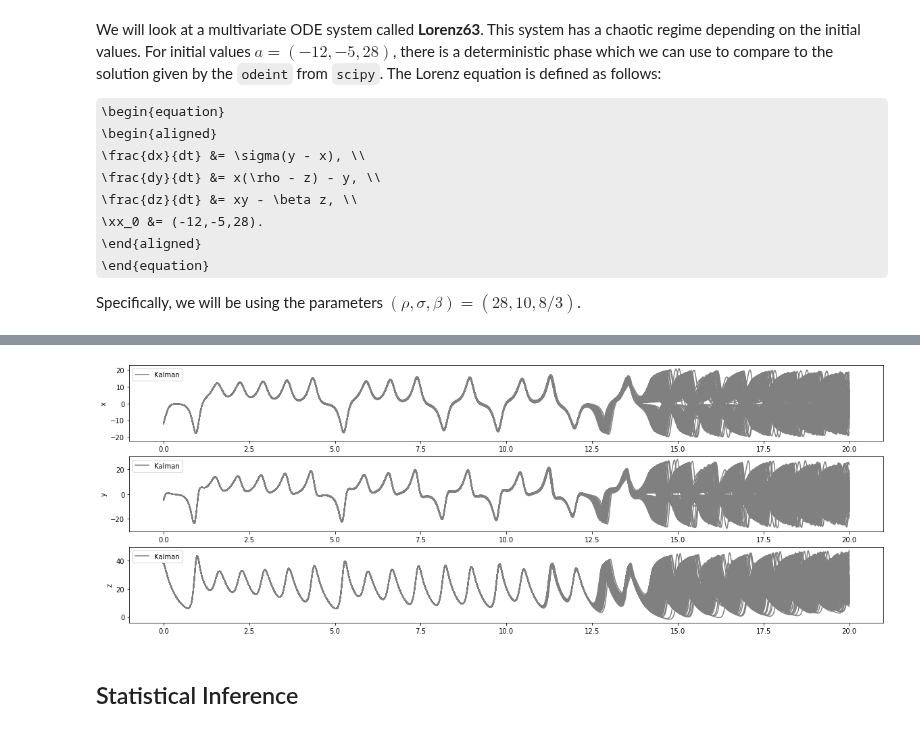
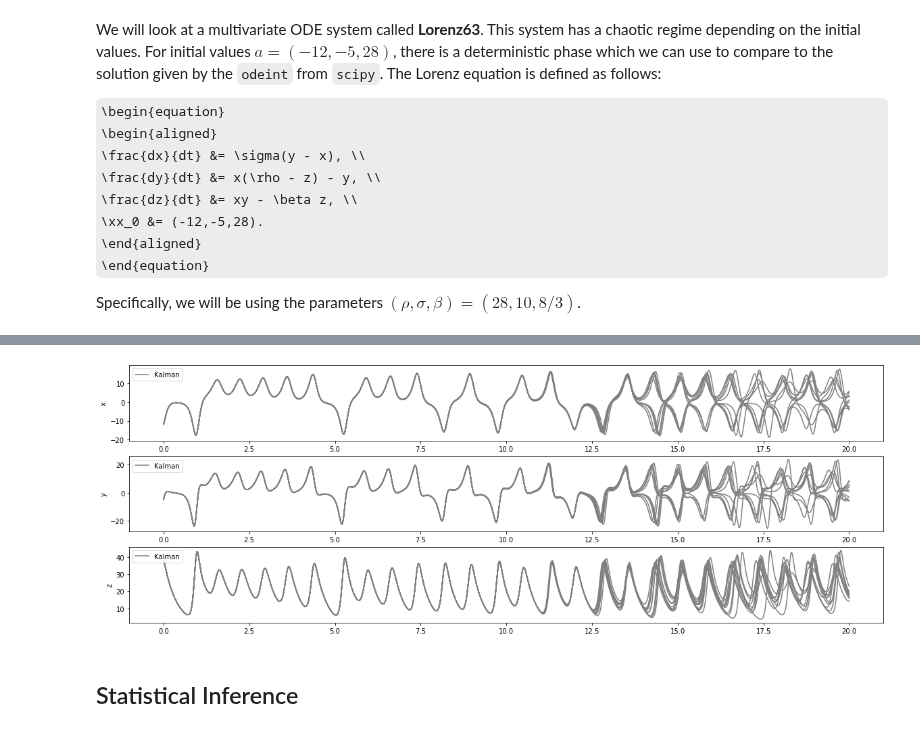
Before and after one commit to mlysy/rodeo-legacy, a Jupyter notebook: probDE/Examples/tutorial.ipynb, the cells around one changed output, grey strips where cells are left out. Cells and saved outputs as stored; diff of their text form; code cells hidden in the pictures; some formulas as TeX source.

```diff
--- a/probDE/Examples/tutorial.ipynb
+++ b/probDE/Examples/tutorial.ipynb
@@ -245,24 +246,11 @@ for i in range(n):
 # %%
-#Takes ~20 minutes
+# Takes ~20 minutes
+tau = 1.3
+sigma = 0.5
 draws = 1000
-Xn = kalman_multi_solver(lorenz2, L, U, N, mu, sigmalst, rootlst, w_mat, a, draws)
+lorenz_graph(lorenz2, p, L, U, N, w_mat, tau, sigma, a, draws)
+# %% [output]
+[figure, added]
-# %%
-_, axs = plt.subplots(n, 1, figsize=(20, 7))
-ylabel = ['x', 'y', 'z']
-for i in range(n):
-    for j in range(draws):
-        if j == (draws -1):
-            axs[i].plot(tseq, Xn[j, :, p*i],
-                       color="gray", alpha=1, label="Kalman")
-            axs[i].set_ylabel(ylabel[i])
-        else:
-            axs[i].plot(tseq, Xn[j, :, p*i],
-                       color="gray", alpha=1)
-
-    #axs[i].plot(tseq, exact[:, i], label='Exact')
-    axs[i].legend(loc='upper left')
-# %% [output]
-[figure, removed]
 # %% [markdown]
 ## Statistical Inference
 # %% [markdown]
```
Also changed, not shown: parts of 12 cells of this notebook, 4 other files.
